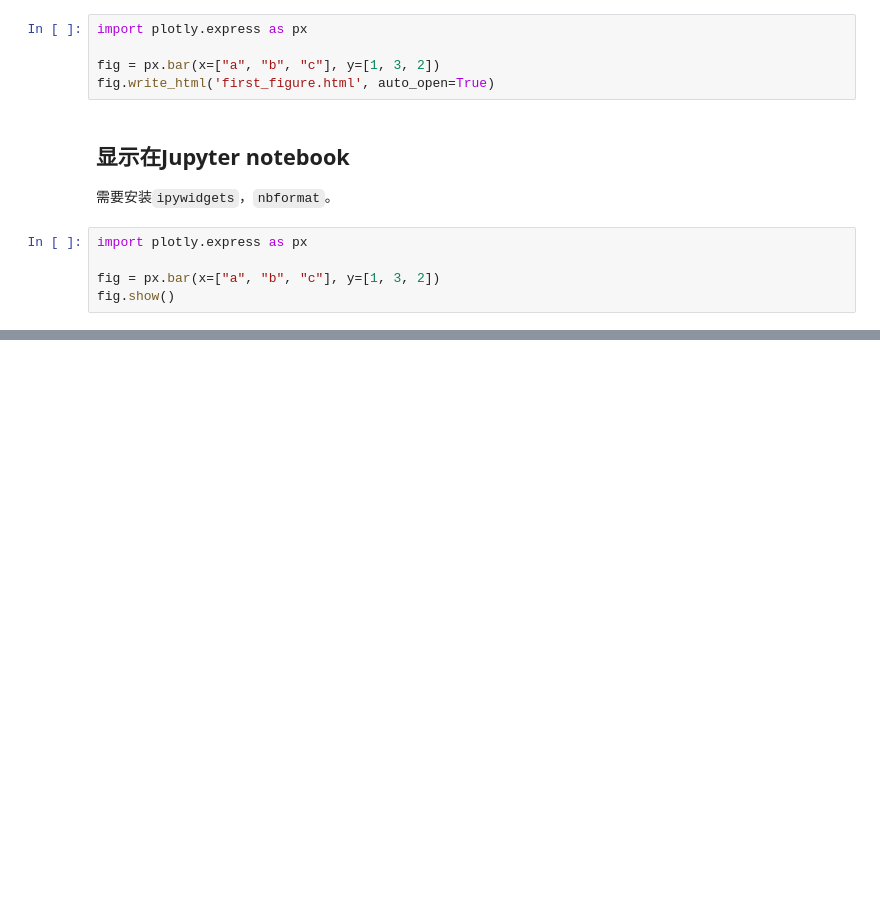
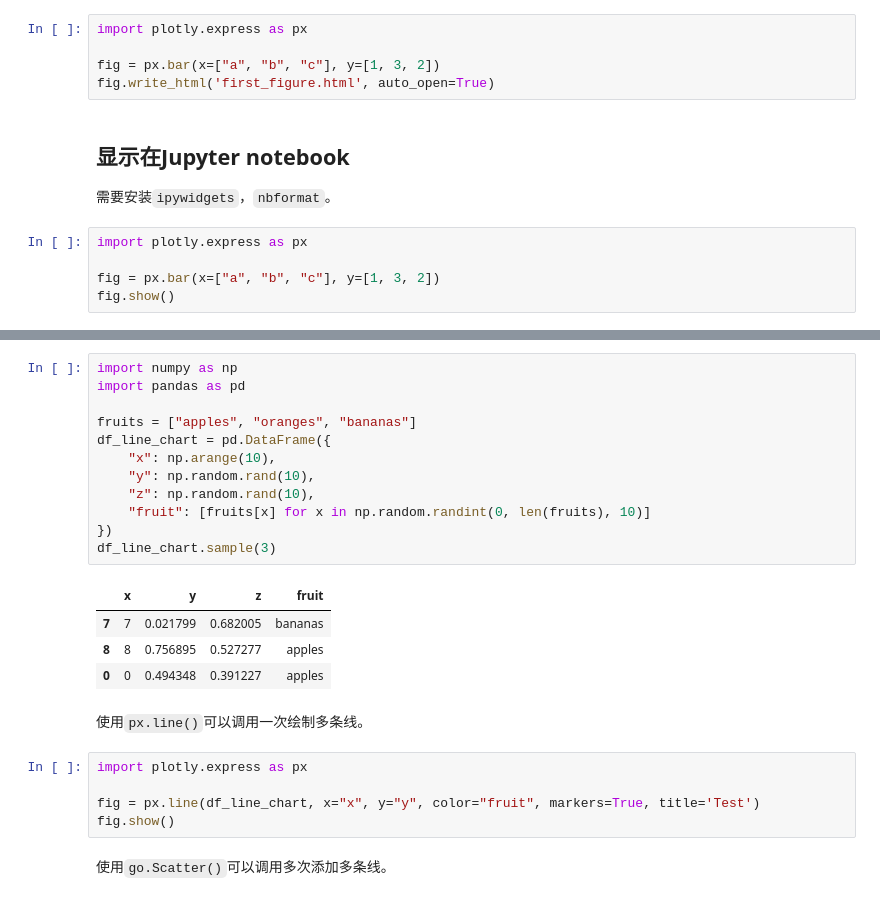
Before and after one commit to tcfh2016/knowledge-map, a Jupyter notebook: Techs/data-science/visualization/plotly/plotly.ipynb, the cells around one changed output, grey strips where cells are left out. Drawn from its saved outputs; the diff is of its cells as text; blank space fills up the shorter version.

```diff
--- a/Techs/data-science/visualization/plotly/plotly.ipynb
+++ b/Techs/data-science/visualization/plotly/plotly.ipynb
@@ -18,0 +27,26 @@ fig.show()
+# %%
+import numpy as np
+import pandas as pd
+
+fruits = ["apples", "oranges", "bananas"]
+df_line_chart = pd.DataFrame({
+    "x": np.arange(10),
+    "y": np.random.rand(10),
+    "z": np.random.rand(10),
+    "fruit": [fruits[x] for x in np.random.randint(0, len(fruits), 10)]
+})
+df_line_chart.sample(3)
+# %% [output]
+|  | x | y | z | fruit |
+| 7 | 7 | 0.021799 | 0.682005 | bananas |
+| 8 | 8 | 0.756895 | 0.527277 | apples |
+| 0 | 0 | 0.494348 | 0.391227 | apples |
+# %% [markdown]
+使用`px.line()`可以调用一次绘制多条线。
+# %%
+import plotly.express as px
+
+fig = px.line(df_line_chart, x="x", y="y", color="fruit", markers=True, title='Test')
+fig.show()
+# %% [markdown]
+使用`go.Scatter()`可以调用多次添加多条线。
```
Also changed, not shown: parts of 3 cells of this notebook, 1 other file.
